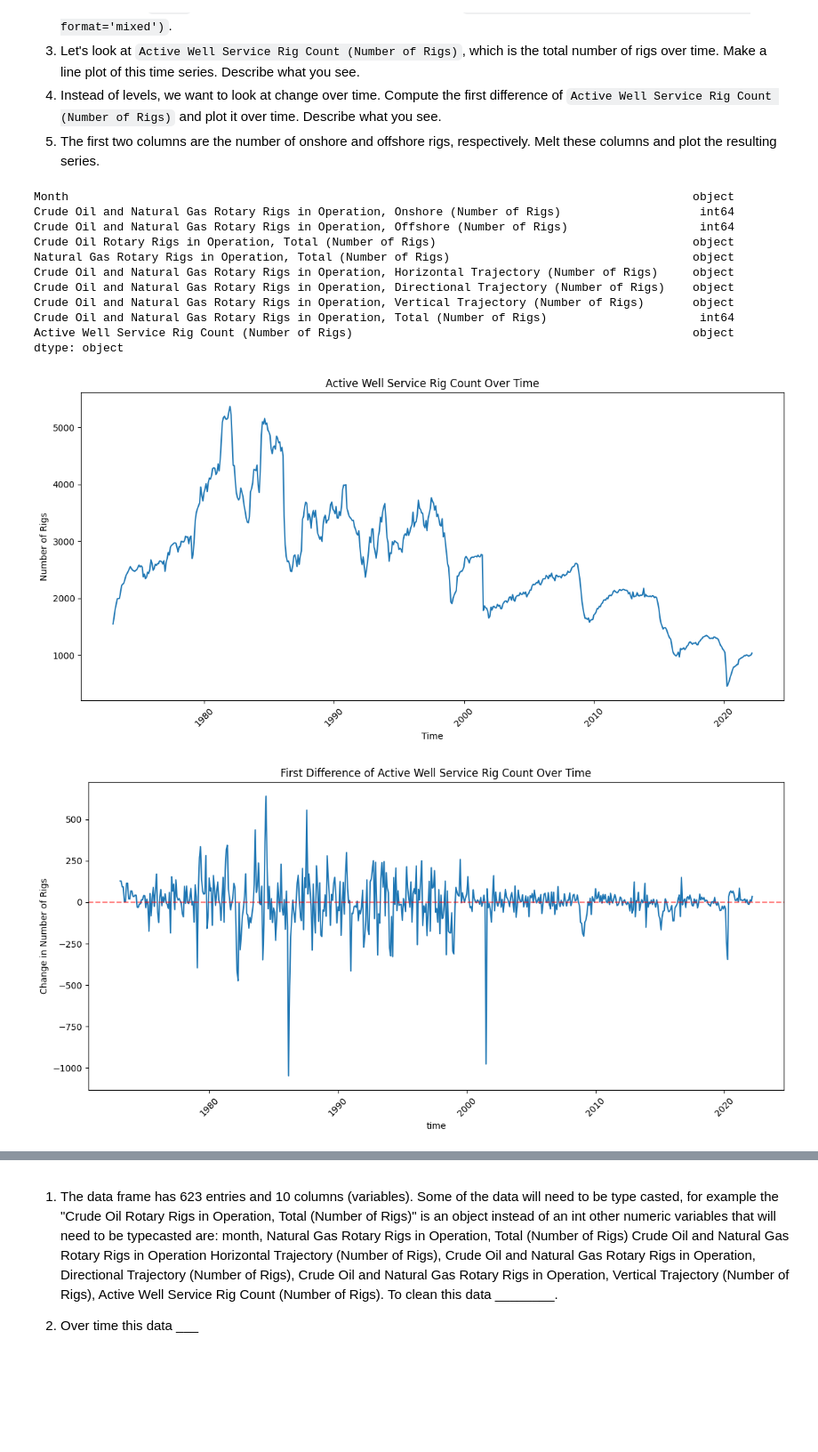
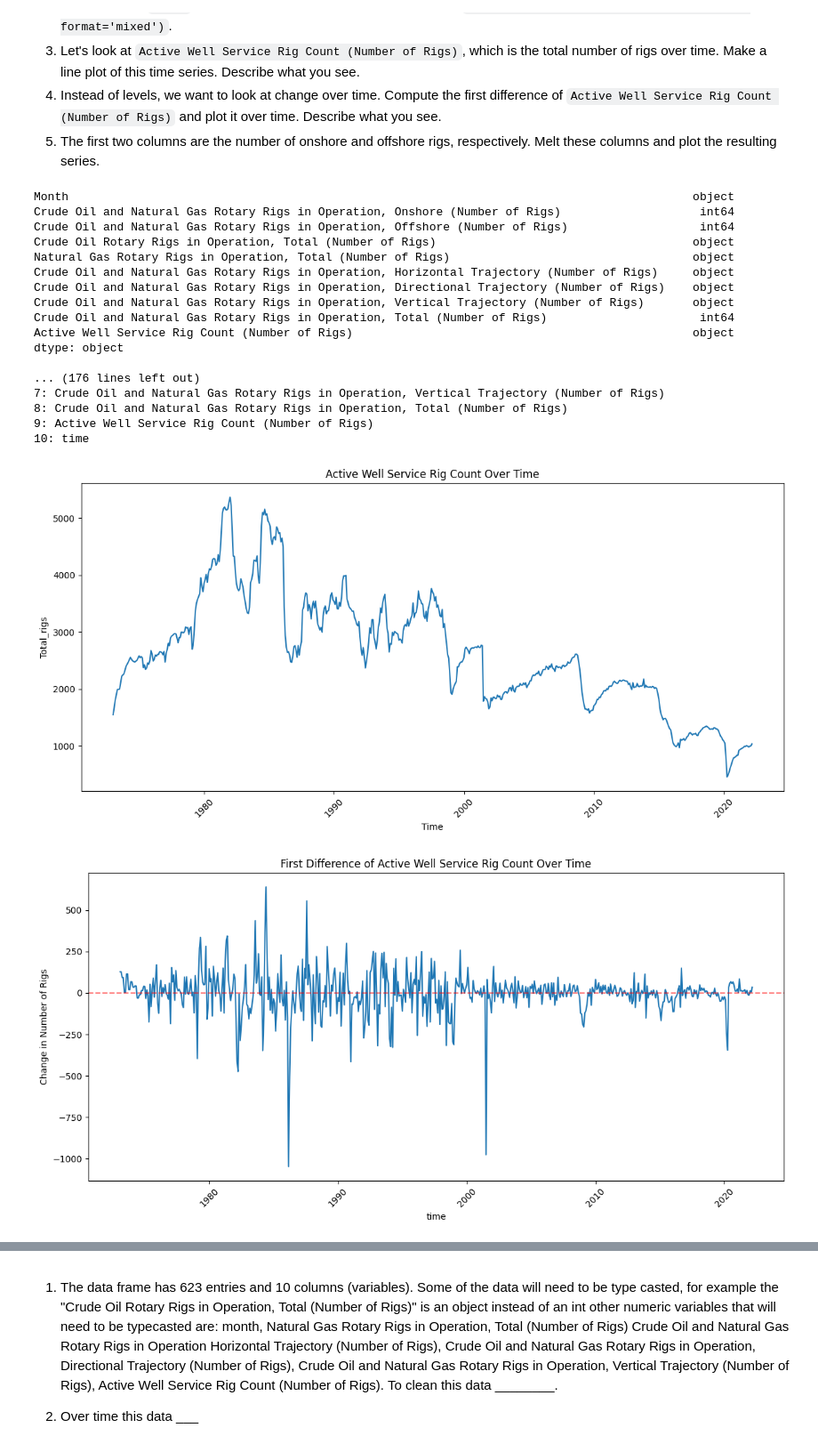
Before and after one commit to allyoshea/EDA, a Jupyter notebook: assignment/assignment.ipynb, the cells around one changed output, grey strips where cells are left out. Shown at 89% size. Cells and saved outputs as stored; diff of their text form; code cells hidden in the pictures; blank space fills up the shorter version.

```diff
--- a/assignment/assignment.ipynb
+++ b/assignment/assignment.ipynb
@@ -644,7 +644,7 @@ import pandas as pd
 df = pd.read_csv('/content/drilling_rigs.csv', low_memory = False)
 print(df.dtypes, '\n') #also not sure but i think
 df.describe()
-df.head(15)
+print(df.head(15))
 len(df)
 
 # Replace "Not Available" with NaN
@@ -661,18 +661,23 @@ numeric_cols = [
 for col in numeric_cols:
     df[col] = pd.to_numeric(df[col], errors='coerce')
 df['time'] = pd.to_datetime(df['Month'], format='mixed')
+for i, col in enumerate(df.columns):
+    print(f"{i}: {col}")
 
+df.columns = ['Month', 'Onshore_Rigs', 'Offshore_Rigs', 'Crude_Oil_Total',
+              'Natural_Gas_Total', 'Horizontal', 'Directional', 'Vertical',
+              'Total_Rigs', 'Well_Service_Rigs', 'time']
 plt.figure(figsize=(12, 6))
-plt.plot(df['time'], df['Active Well Service Rig Count (Number of Rigs)'])
+plt.plot(df['time'], df['Well_Service_Rigs'])
 plt.xlabel('Time')
-plt.ylabel('Number of Rigs')
+plt.ylabel('Total_rigs')
 plt.title('Active Well Service Rig Count Over Time')
 plt.xticks(rotation=45)
 plt.tight_layout()
 plt.show()
 
 # Compute first difference
-df['Rig_Count_Diff'] = df['Active Well Service Rig Count (Number of Rigs)'].diff()
+df['Rig_Count_Diff'] = df['Well_Service_Rigs'].diff()
 
 # Plot the first difference
 plt.figure(figsize=(12, 6))
@@ -690,42 +695,49 @@ plt.show()
 melted_df = df.melt(
     id_vars=['time'],  # Keep Date as identifier
     value_vars=[
-        'Crude Oil and Natural Gas Rotary Rigs in Operation, Onshore (Number of Rigs)',
-        'Crude Oil and Natural Gas Rotary Rigs in Operation, Offshore (Number of Rigs)'
+        'Onshore_Rigs',
+        'Offshore_Rigs'
     ],
     var_name='Location',  # Name for the category column
     value_name='Number of Rigs'  # Name for the values column
 )
 
 # Simplify the location names for cleaner legend
-melted_df['Location'] = melted_df['Location'].str.replace(
-    'Crude Oil and Natural Gas Rotary Rigs in Operation, ', ''
-).str.replace(' (Number of Rigs)', '')
+melted_df['Location'] = melted_df['Location']
+#.str.replace(
+ #   'Crude Oil and Natural Gas Rotary Rigs in Operation, ', ''
+#).str.replace(' (Number of Rigs)', '')
 
 # Plot the melted data
 plt.figure(figsize=(12, 6))
 for location in melted_df['Location'].unique():
     subset = melted_df[melted_df['Location'] == location]
     plt.plot(subset['time'], subset['Number of Rigs'], label=location)
 
 plt.xlabel('time')
 plt.ylabel('Number of Rigs')
 plt.title('Onshore vs Offshore Rig Count Over Time')
 plt.legend()
 plt.xticks(rotation=45)
 plt.tight_layout()
 plt.show()
 # %% [output]
 Month                                                                                          object
 Crude Oil and Natural Gas Rotary Rigs in Operation, Onshore (Number of Rigs)                    int64
 Crude Oil and Natural Gas Rotary Rigs in Operation, Offshore (Number of Rigs)                   int64
 Crude Oil Rotary Rigs in Operation, Total (Number of Rigs)                                     object
 Natural Gas Rotary Rigs in Operation, Total (Number of Rigs)                                   object
 Crude Oil and Natural Gas Rotary Rigs in Operation, Horizontal Trajectory (Number of Rigs)     object
 Crude Oil and Natural Gas Rotary Rigs in Operation, Directional Trajectory (Number of Rigs)    object
 Crude Oil and Natural Gas Rotary Rigs in Operation, Vertical Trajectory (Number of Rigs)       object
 Crude Oil and Natural Gas Rotary Rigs in Operation, Total (Number of Rigs)                      int64
 Active Well Service Rig Count (Number of Rigs)                                                 object
 dtype: object
+
+... (176 lines left out)
+7: Crude Oil and Natural Gas Rotary Rigs in Operation, Vertical Trajectory (Number of Rigs)
+8: Crude Oil and Natural Gas Rotary Rigs in Operation, Total (Number of Rigs)
+9: Active Well Service Rig Count (Number of Rigs)
+10: time
-[figure, old version]
+[figure, new version]
 [figure]
```
Also changed, not shown: parts of 1 cell of this notebook.
